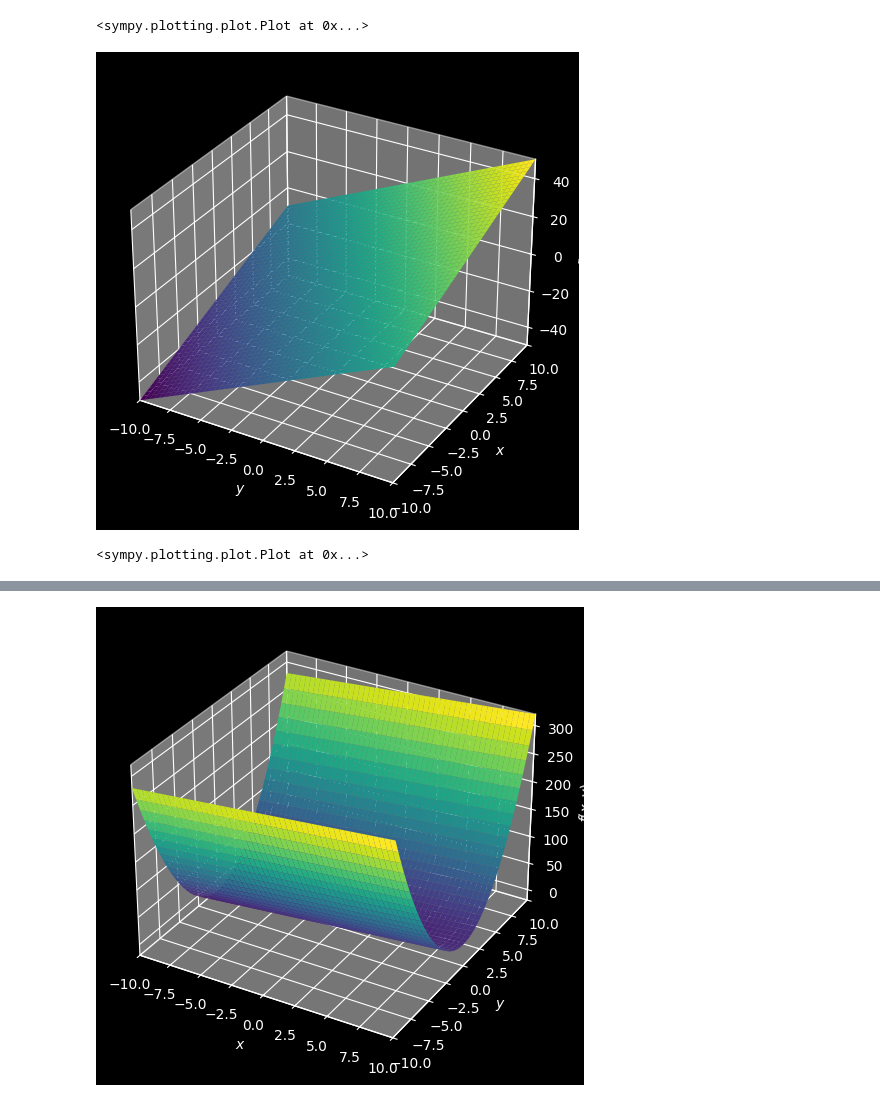
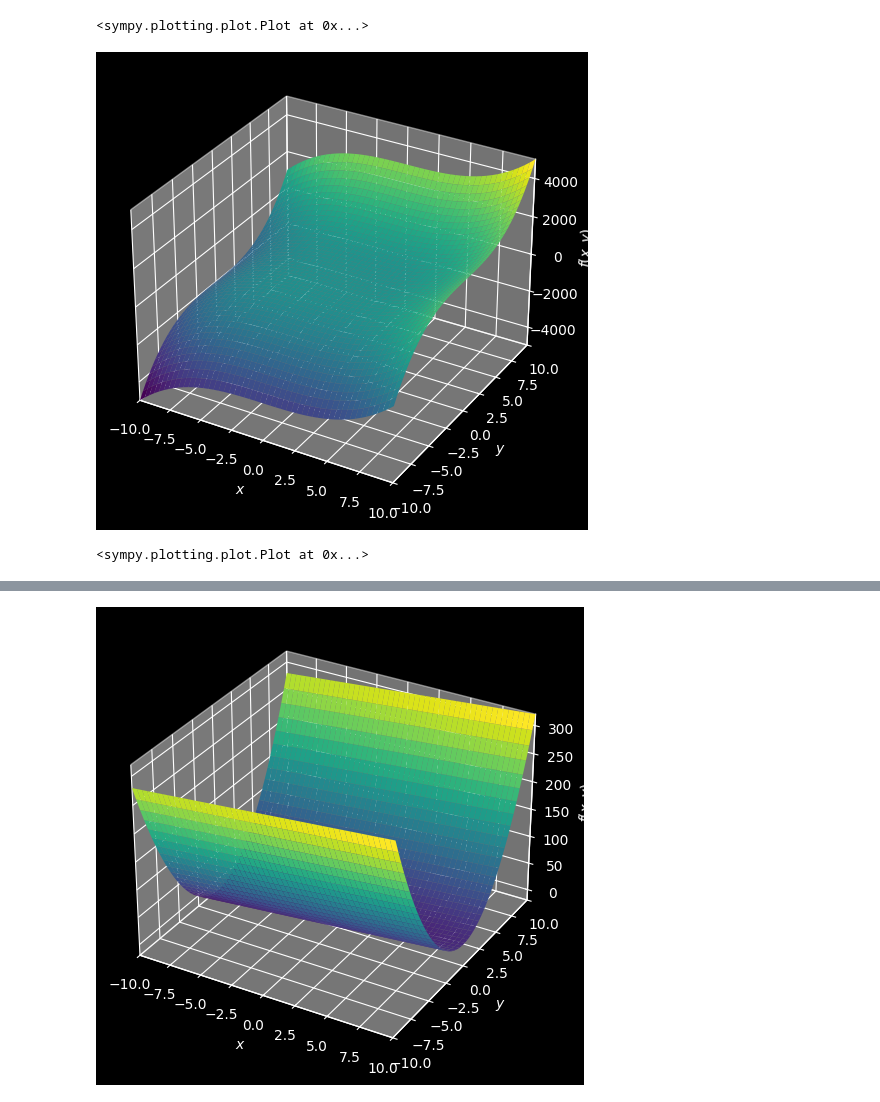
Before and after one commit to francoisbonnard/Math, a Jupyter notebook: datascience/sympyTest.ipynb, the cells around one changed output, grey strips where cells are left out. Cells and saved outputs as stored; diff of their text form; code cells hidden in the pictures.

```diff
--- a/datascience/sympyTest.ipynb
+++ b/datascience/sympyTest.ipynb
@@ -18,11 +21,10 @@ f = 2*x + 3*y
 # %%
 from sympy import *
 from sympy.plotting import plot3d
 x, y = symbols('x y')
-f = 2*x + 3*y
+f = 2*x**3 + 3*y**3
+plot3d(f)
+# %% [output]
+[figure, added]
+<sympy.plotting.plot.Plot at 0x...>
-# %%
-plot3d(f)
-# %% [output]
-[figure, removed]
-<sympy.plotting.plot.Plot at 0x...>
 # %%
```
Also changed, not shown: parts of 32 cells of this notebook.
